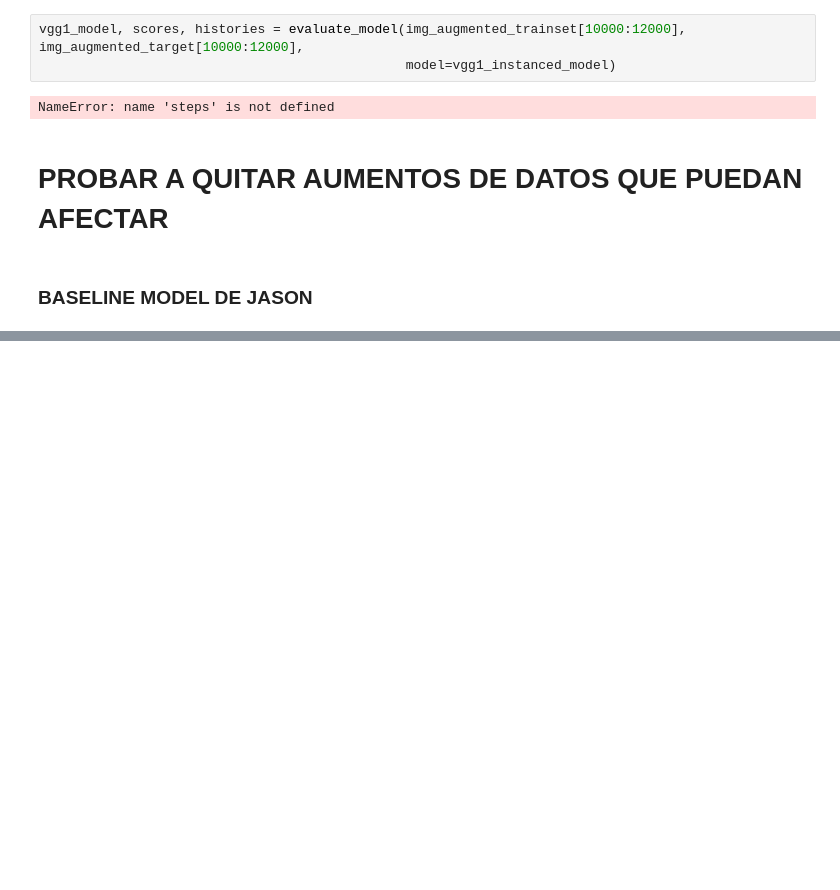
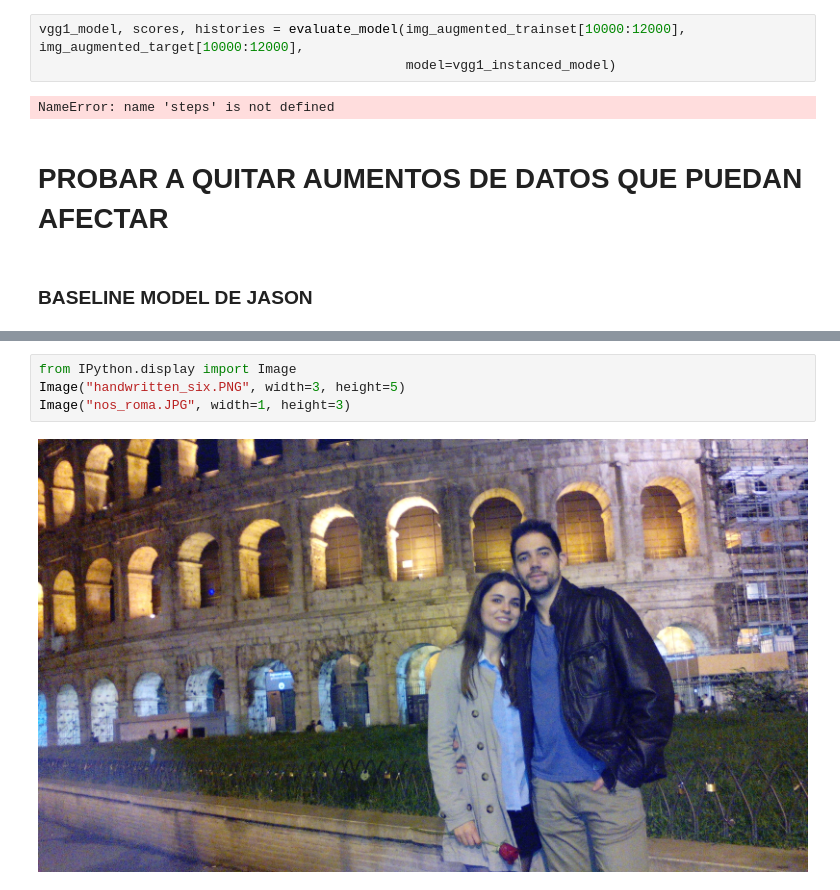
Before and after one commit to GermanCM/DeepLearning_concepts_checks, a Jupyter notebook: project/deep_learning_for_computer_vision_examples/notebooks/cnn_data_aug_con_hiperparam-Copy1.ipynb, the cells around one changed output, grey strips where cells are left out. Saved outputs shown, nothing was run; the diff lists cells and outputs as text; blank space fills up the shorter version.

```diff
--- a/project/deep_learning_for_computer_vision_examples/notebooks/cnn_data_aug_con_hiperparam-Copy1.ipynb
+++ b/project/deep_learning_for_computer_vision_examples/notebooks/cnn_data_aug_con_hiperparam-Copy1.ipynb
@@ -550,0 +564,6 @@ NameError: name 'steps' is not defined
+# %%
+from IPython.display import Image
+Image("handwritten_six.PNG", width=3, height=5)
+Image("nos_roma.JPG", width=1, height=3)
+# %% [output]
+[figure, added]
```
Also changed, not shown: parts of 11 cells of this notebook, 7 other files.
